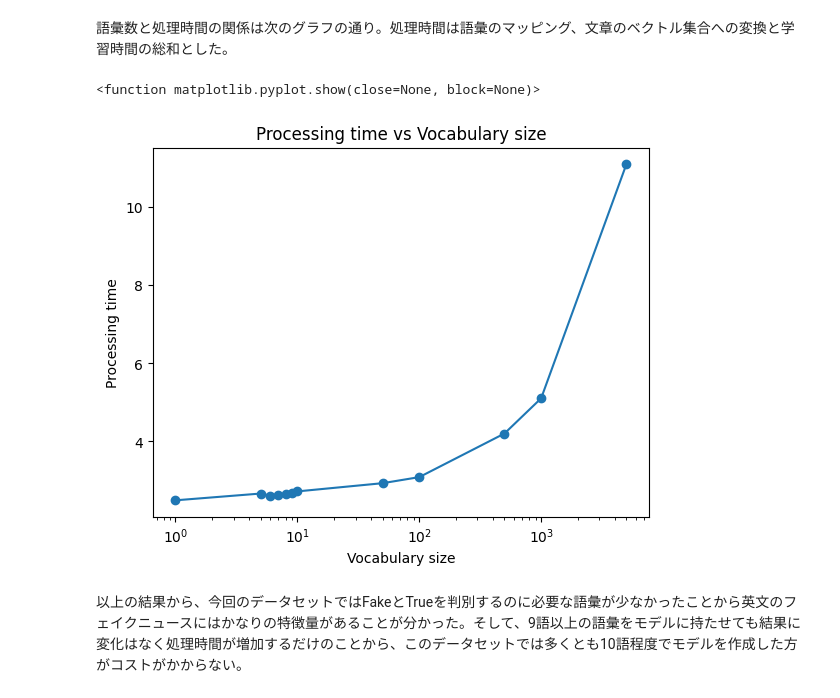
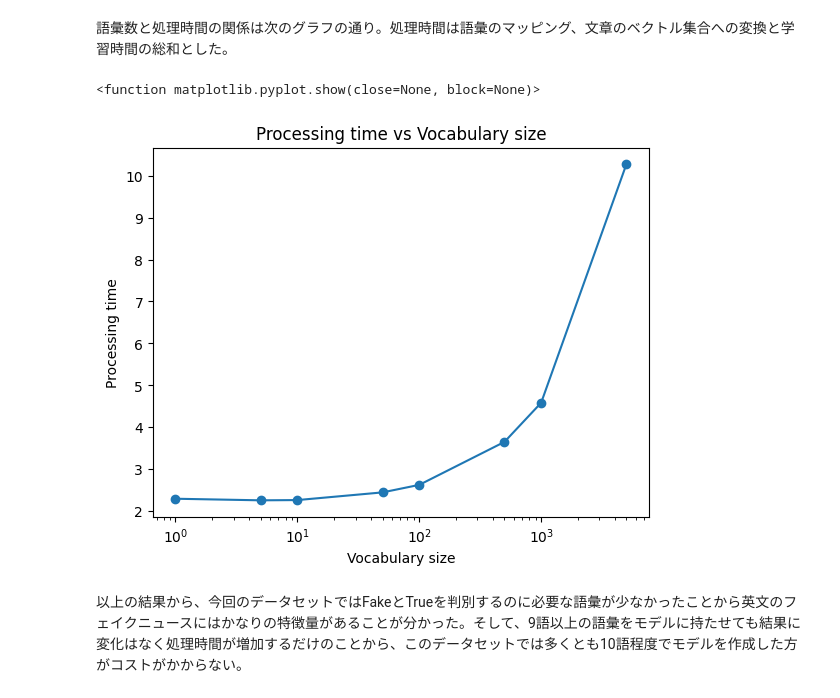
Before and after one commit to moritaka4812-pixel/MyProject1, a Jupyter notebook: Notebooks/FakeNewsMachineLearning.ipynb, the cells around one changed output. Cells and saved outputs as stored; diff of their text form; code cells hidden in the pictures.

```diff
--- a/Notebooks/FakeNewsMachineLearning.ipynb
+++ b/Notebooks/FakeNewsMachineLearning.ipynb
@@ -310,31 +310,31 @@ plt.show
 # %%
 import matplotlib.pyplot as plt
 from sklearn.metrics import accuracy_score
 import time
 
 def measure_time(x_train_Filtered, x_test_Filtered, y_train_mapped, limit):
     start = time.time()
     vocab, word2idx = VocabMapping_Limit(x_train_Filtered, limit)
     x_train_vec = BoW(x_train_Filtered, vocab, word2idx)
     x_test_vec = BoW(x_test_Filtered, vocab, word2idx)
     clf = Learning(x_train_vec, y_train_mapped)
     end = time.time()
     return end - start
 
-vocab_sizes = [1,5,6,7,8,9,10,50,100,500,1000,5000]
-processing_time = [0] * 12
+vocab_sizes = [1,5,10,50,100,500,1000,5000]
+processing_time = [0] * 8
 
-for i in range(12):
+for i in range(8):
     processing_time[i] = measure_time(x_train_Filtered, x_test_Filtered, y_train_mapped, vocab_sizes[i])
 
 plt.plot(vocab_sizes, processing_time, marker="o")
 plt.xlabel("Vocabulary size")
 plt.ylabel("Processing time")
 plt.title("Processing time vs Vocabulary size")
 plt.xscale("log")
 plt.show
 # %% [output]
 <function matplotlib.pyplot.show(close=None, block=None)>
-[figure, old version]
+[figure, new version]
 # %% [markdown]
 以上の結果から、今回のデータセットではFakeとTrueを判別するのに必要な語彙が少なかったことから英文のフェイクニュースにはかなりの特徴量があることが分かった。そして、9語以上の語彙をモデルに持たせても結果に変化はなく処理時間が増加するだけのことから、このデータセットでは多くとも10語程度でモデルを作成した方がコストがかからない。
```
